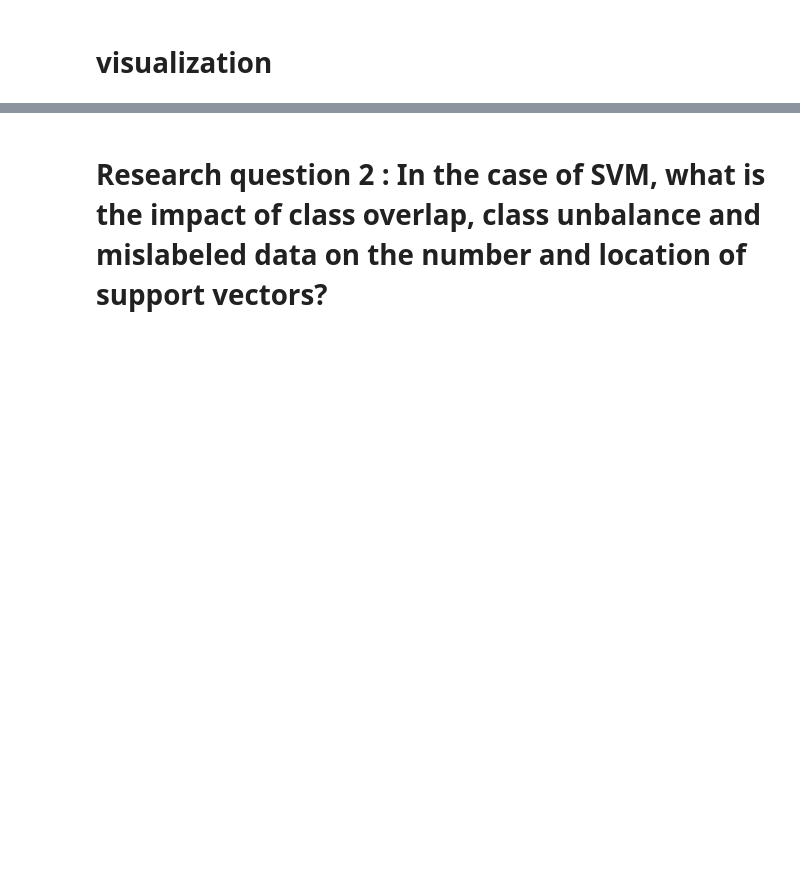
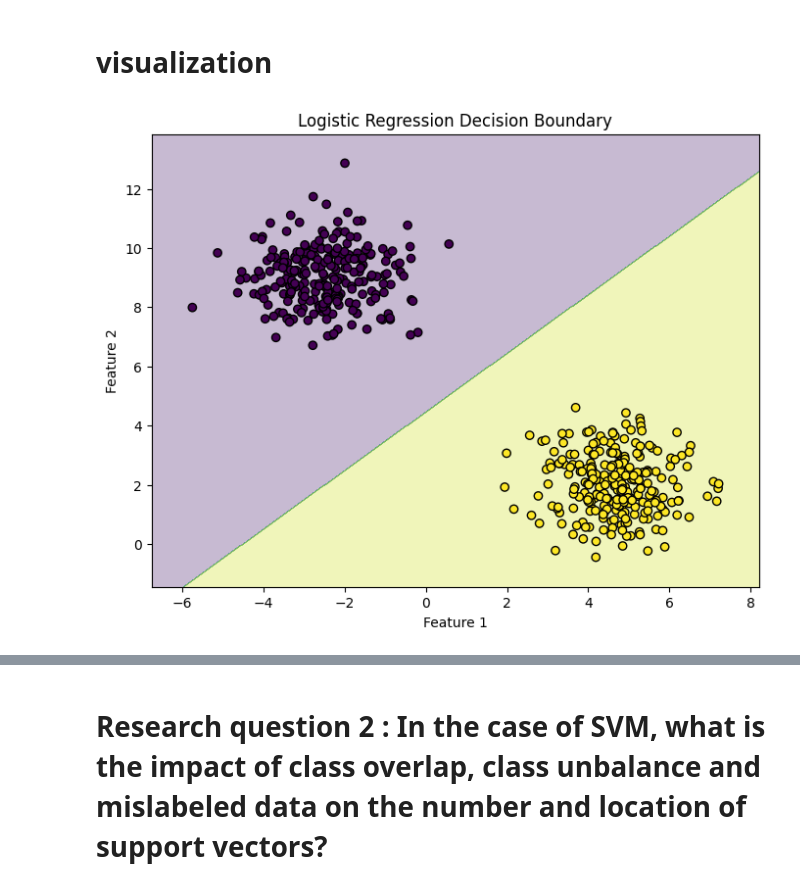
Before and after one commit to meryla/sfml-project, a Jupyter notebook: sfml.ipynb, the cells around one changed output, grey strips where cells are left out. Drawn from its saved outputs; the diff is of its cells as text; code cells hidden in the pictures; blank space fills up the shorter version.

Commit message:
visualisation q1

```diff
--- a/sfml.ipynb
+++ b/sfml.ipynb
@@ -52,7 +60,7 @@ from sklearn.datasets import make_blobs
 X, y = make_blobs(
     n_samples=500,#500 examples
     centers=2,#2 classes
-    cluster_std=2.0,#
+    cluster_std=5.0,#
     random_state=42#
 )
 # %%
@@ -115,0 +114,8 @@ To keep the analysis simple and interpretable, we do not use image data or convo
+# %%
+# Create the Logistic Regression model
+
+log_reg = LogisticRegression()
+
+# Train the model using the training data
+
+log_reg.fit(X_train_scaled, y_train)
@@ -115,0 +124,8 @@ To keep the analysis simple and interpretable, we do not use image data or convo
+# %%
+# Create the Logistic Regression model
+
+log_reg = LogisticRegression()
+
+# Train the model using the training data
+
+log_reg.fit(X_train_scaled, y_train)
@@ -117,4 +175,51 @@ To keep the analysis simple and interpretable, we do not use image data or convo
 # interpretation
 # %% [markdown]
 # visualization
+# %%
+##################1️⃣RESEARCH Q11️⃣##########################
+# Create a mesh grid for plotting
+
+x_min, x_max = X[:, 0].min() - 1, X[:, 0].max() + 1
+y_min, y_max = X[:, 1].min() - 1, X[:, 1].max() + 1
+
+xx, yy = np.meshgrid(
+    np.arange(x_min, x_max, 0.02),
+    np.arange(y_min, y_max, 0.02)
+)
+
+# Predict values across the grid
+
+Z = log_reg.predict(
+    scaler.transform(
+        np.c_[xx.ravel(), yy.ravel()]
+    )
+)
+
+# Reshape predictions to match grid
+
+Z = Z.reshape(xx.shape)
+
+# Plot decision boundary
+
+plt.figure(figsize=(8,6))
+
+plt.contourf(xx, yy, Z, alpha=0.3)
+
+# Plot original data points
+
+plt.scatter(
+    X[:,0],
+    X[:,1],
+    c=y,
+    edgecolors='k'
+)
+
+plt.title("Logistic Regression Decision Boundary")
+
+plt.xlabel("Feature 1")
+plt.ylabel("Feature 2")
+
+plt.show()
+# %% [output]
+[figure, added]
 # %%
```
Also changed, not shown: parts of 11 cells of this notebook.
